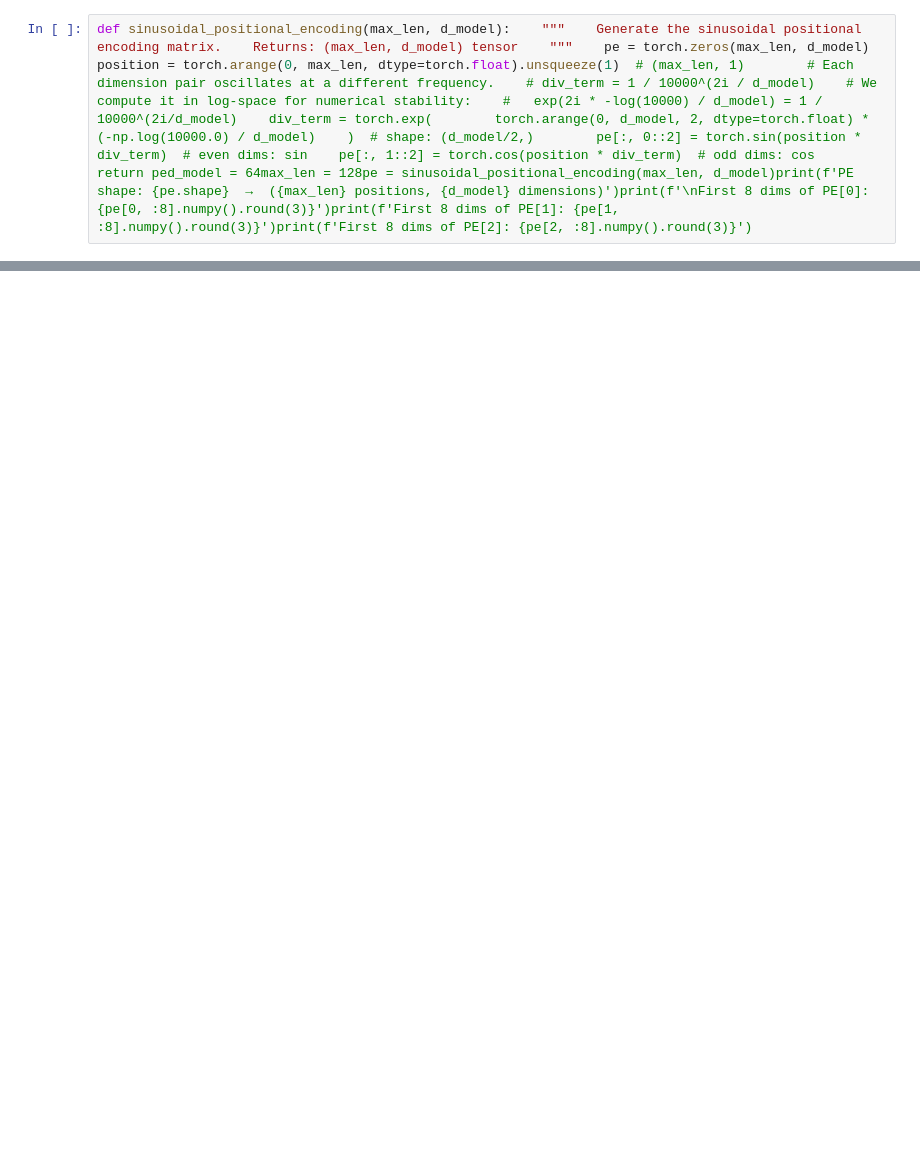
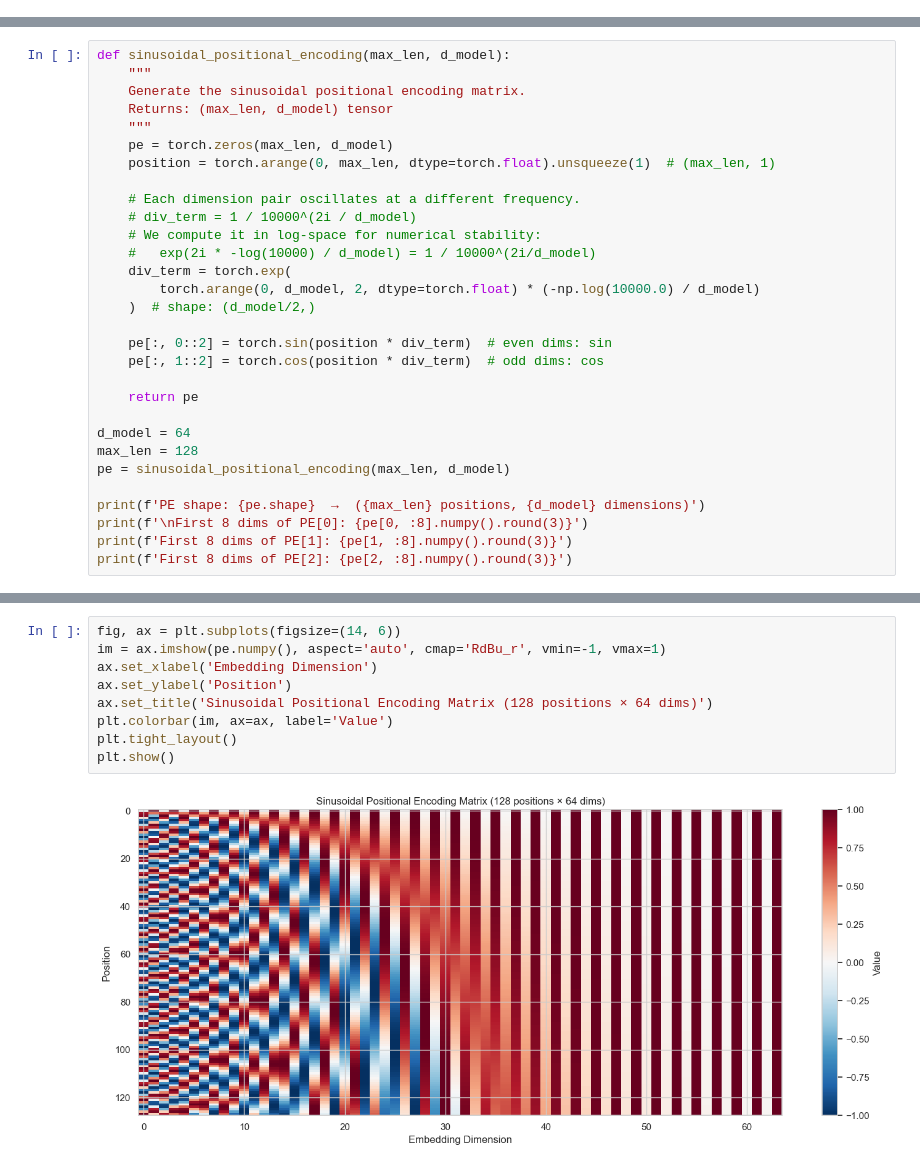
Before and after one commit to subhojitdas/Enceladus, a Jupyter notebook: src/pos_emb/pos_emb_learning.ipynb, the cells around one changed output, grey strips where cells are left out. Cells and saved outputs as stored; diff of their text form; blank space fills up the shorter version.

```diff
--- a/src/pos_emb/pos_emb_learning.ipynb
+++ b/src/pos_emb/pos_emb_learning.ipynb
@@ -11,2 +0,0 @@ torch.manual_seed(42)d_model = 8seq_len = 4# Fake token embeddings (no positiona
-# %%
-def sinusoidal_positional_encoding(max_len, d_model):    """    Generate the sinusoidal positional encoding matrix.    Returns: (max_len, d_model) tensor    """    pe = torch.zeros(max_len, d_model)    position = torch.arange(0, max_len, dtype=torch.float).unsqueeze(1)  # (max_len, 1)        # Each dimension pair oscillates at a different frequency.    # div_term = 1 / 10000^(2i / d_model)    # We compute it in log-space for numerical stability:    #   exp(2i * -log(10000) / d_model) = 1 / 10000^(2i/d_model)    div_term = torch.exp(        torch.arange(0, d_model, 2, dtype=torch.float) * (-np.log(10000.0) / d_model)    )  # shape: (d_model/2,)        pe[:, 0::2] = torch.sin(position * div_term)  # even dims: sin    pe[:, 1::2] = torch.cos(position * div_term)  # odd dims: cos        return ped_model = 64max_len = 128pe = sinusoidal_positional_encoding(max_len, d_model)print(f'PE shape: {pe.shape}  →  ({max_len} positions, {d_model} dimensions)')print(f'\nFirst 8 dims of PE[0]: {pe[0, :8].numpy().round(3)}')print(f'First 8 dims of PE[1]: {pe[1, :8].numpy().round(3)}')print(f'First 8 dims of PE[2]: {pe[2, :8].numpy().round(3)}')
@@ -42,0 +177,30 @@ d_model = 16  # small for claritymax_len = 50pe = sinusoidal_positional_encoding
+# %%
+def sinusoidal_positional_encoding(max_len, d_model):
+    """
+    Generate the sinusoidal positional encoding matrix.
+    Returns: (max_len, d_model) tensor
+    """
+    pe = torch.zeros(max_len, d_model)
+    position = torch.arange(0, max_len, dtype=torch.float).unsqueeze(1)  # (max_len, 1)
+
+    # Each dimension pair oscillates at a different frequency.
+    # div_term = 1 / 10000^(2i / d_model)
+    # We compute it in log-space for numerical stability:
+    #   exp(2i * -log(10000) / d_model) = 1 / 10000^(2i/d_model)
+    div_term = torch.exp(
+        torch.arange(0, d_model, 2, dtype=torch.float) * (-np.log(10000.0) / d_model)
+    )  # shape: (d_model/2,)
+
+    pe[:, 0::2] = torch.sin(position * div_term)  # even dims: sin
+    pe[:, 1::2] = torch.cos(position * div_term)  # odd dims: cos
+
+    return pe
+
+d_model = 64
+max_len = 128
+pe = sinusoidal_positional_encoding(max_len, d_model)
+
+print(f'PE shape: {pe.shape}  →  ({max_len} positions, {d_model} dimensions)')
+print(f'\nFirst 8 dims of PE[0]: {pe[0, :8].numpy().round(3)}')
+print(f'First 8 dims of PE[1]: {pe[1, :8].numpy().round(3)}')
+print(f'First 8 dims of PE[2]: {pe[2, :8].numpy().round(3)}')
@@ -42,0 +221,11 @@ d_model = 16  # small for claritymax_len = 50pe = sinusoidal_positional_encoding
+# %%
+fig, ax = plt.subplots(figsize=(14, 6))
+im = ax.imshow(pe.numpy(), aspect='auto', cmap='RdBu_r', vmin=-1, vmax=1)
+ax.set_xlabel('Embedding Dimension')
+ax.set_ylabel('Position')
+ax.set_title('Sinusoidal Positional Encoding Matrix (128 positions × 64 dims)')
+plt.colorbar(im, ax=ax, label='Value')
+plt.tight_layout()
+plt.show()
+# %% [output]
+[figure, added]
```
Also changed, not shown: parts of 42 cells of this notebook, 4 other files.
